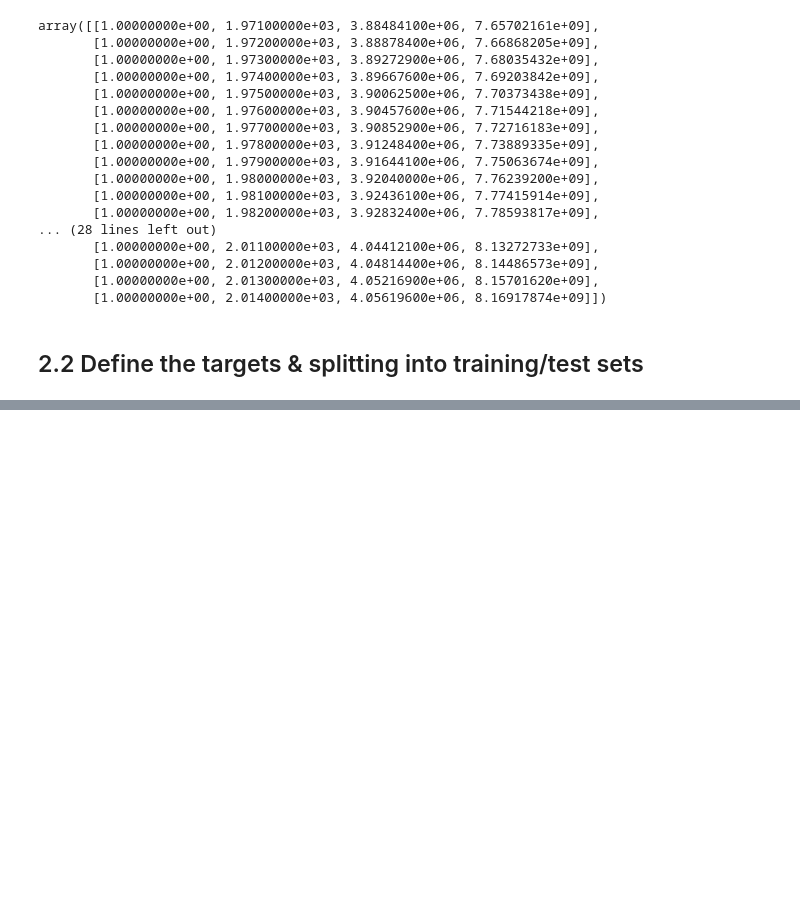
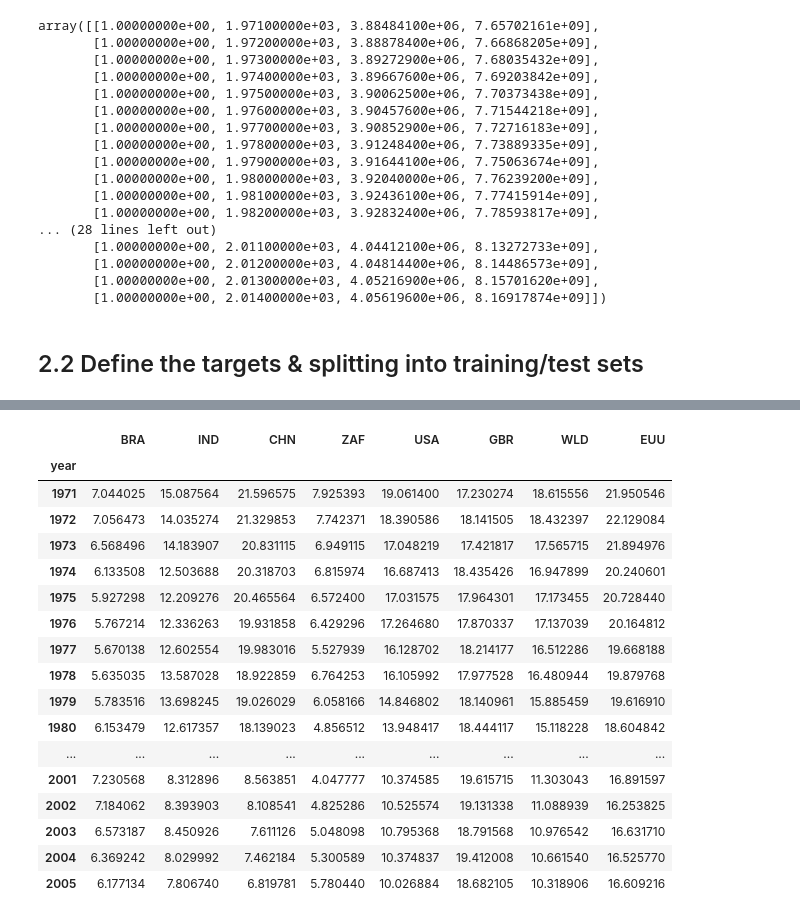
Before and after one commit to sandyherho/time_series_learning, a Jupyter notebook: deepCO2/co2_emission_forecast.ipynb, the cells around one changed output, grey strips where cells are left out. Saved outputs shown, nothing was run; the diff lists cells and outputs as text; code cells hidden in the pictures; blank space fills up the shorter version.

```diff
--- a/deepCO2/co2_emission_forecast.ipynb
+++ b/deepCO2/co2_emission_forecast.ipynb
@@ -374,0 +402,2 @@ array([[1.00000000e+00, 1.97100000e+03, 3.88484100e+06, 7.65702161e+09],
+# %%
+train_size = int(0.8 * len(X))
@@ -374,0 +466,3 @@ array([[1.00000000e+00, 1.97100000e+03, 3.88484100e+06, 7.65702161e+09],
+# %%
+y_train_indicator = pd.DataFrame(index=df_indicator.index[:train_size])
+y_train_indicator
@@ -374,0 +562,24 @@ array([[1.00000000e+00, 1.97100000e+03, 3.88484100e+06, 7.65702161e+09],
+# %%
+for c in regions:
+    y_train_indicator[c] = df_indicator.loc[:(df_indicator.index[0] + train_size), c]
+# %%
+y_train_indicator
+# %% [output]
+|  | BRA | IND | CHN | ZAF | USA | GBR | WLD | EUU |
+| year |  |  |  |  |  |  |  |  |
+| 1971 | 7.044025 | 15.087564 | 21.596575 | 7.925393 | 19.061400 | 17.230274 | 18.615556 | 21.950546 |
+| 1972 | 7.056473 | 14.035274 | 21.329853 | 7.742371 | 18.390586 | 18.141505 | 18.432397 | 22.129084 |
+| 1973 | 6.568496 | 14.183907 | 20.831115 | 6.949115 | 17.048219 | 17.421817 | 17.565715 | 21.894976 |
+| 1974 | 6.133508 | 12.503688 | 20.318703 | 6.815974 | 16.687413 | 18.435426 | 16.947899 | 20.240601 |
+| 1975 | 5.927298 | 12.209276 | 20.465564 | 6.572400 | 17.031575 | 17.964301 | 17.173455 | 20.728440 |
+| 1976 | 5.767214 | 12.336263 | 19.931858 | 6.429296 | 17.264680 | 17.870337 | 17.137039 | 20.164812 |
+| 1977 | 5.670138 | 12.602554 | 19.983016 | 5.527939 | 16.128702 | 18.214177 | 16.512286 | 19.668188 |
+| 1978 | 5.635035 | 13.587028 | 18.922859 | 6.764253 | 16.105992 | 17.977528 | 16.480944 | 19.879768 |
+| 1979 | 5.783516 | 13.698245 | 19.026029 | 6.058166 | 14.846802 | 18.140961 | 15.885459 | 19.616910 |
+| 1980 | 6.153479 | 12.617357 | 18.139023 | 4.856512 | 13.948417 | 18.444117 | 15.118228 | 18.604842 |
+| ... | ... | ... | ... | ... | ... | ... | ... | ... |
+| 2001 | 7.230568 | 8.312896 | 8.563851 | 4.047777 | 10.374585 | 19.615715 | 11.303043 | 16.891597 |
+| 2002 | 7.184062 | 8.393903 | 8.108541 | 4.825286 | 10.525574 | 19.131338 | 11.088939 | 16.253825 |
+| 2003 | 6.573187 | 8.450926 | 7.611126 | 5.048098 | 10.795368 | 18.791568 | 10.976542 | 16.631710 |
+| 2004 | 6.369242 | 8.029992 | 7.462184 | 5.300589 | 10.374837 | 19.412008 | 10.661540 | 16.525770 |
+| 2005 | 6.177134 | 7.806740 | 6.819781 | 5.780440 | 10.026884 | 18.682105 | 10.318906 | 16.609216 |
```
Also changed, not shown: parts of 29 cells of this notebook, 2 other files.
